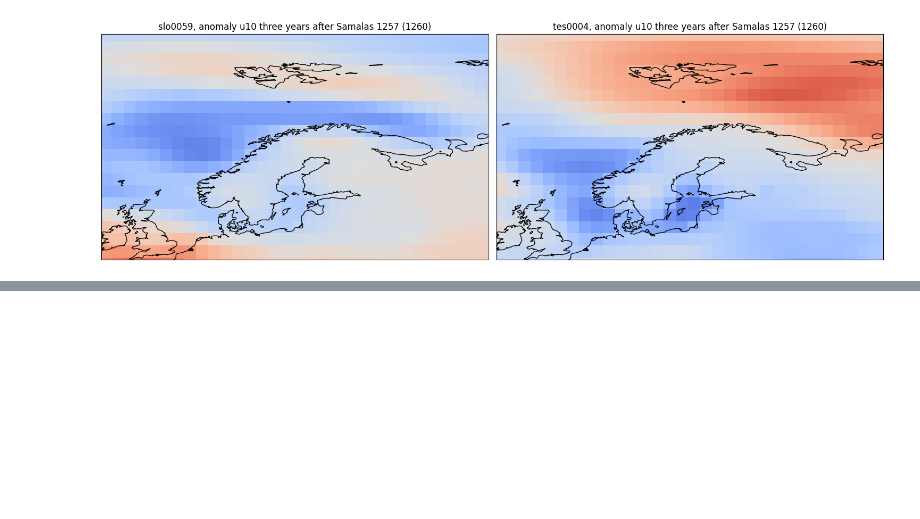
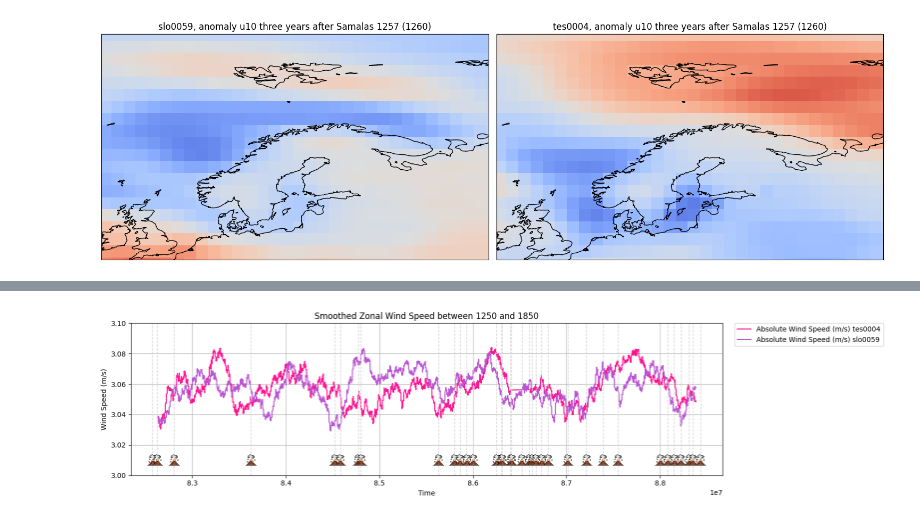
Before and after one commit to EliHHogemo/lia, a Jupyter notebook: winds.ipynb, the cells around one changed output, grey strips where cells are left out. Cells and saved outputs as stored; diff of their text form; code cells hidden in the pictures; blank space fills up the shorter version.

```diff
--- a/winds.ipynb
+++ b/winds.ipynb
@@ -290,0 +373,46 @@ plt.show()
+# %%
+# Select time range for absolute values
+ts_59 = ts_59.sel(time=slice(time_1250, time_1850))
+ts_04 = ts_04.sel(time=slice(time_1250, time_1850))
+
+# Apply smoothing
+smooth_59 = ts_59.rolling(time=300, center=True).mean()
+smooth_04 = ts_04.rolling(time=300, center=True).mean()
+
+# Volcano years
+volcano = [1257, 1262, 1280, 1362, 1452, 1458, 1477, 1480, 1563, 1580, 1586, 1593,
+           1600, 1625, 1630, 1631, 1640, 1641, 1652, 1660, 1663, 1667, 1673, 1680,
+           1701, 1721, 1739, 1755, 1800, 1808, 1815, 1822, 1831, 1835, 1843]
+
+# Load volcano icon
+volcano_img = mpimg.imread("volcano.png")
+volcano_icon = OffsetImage(volcano_img, zoom=0.03)
+
+# Plotting
+fig, ax = plt.subplots(figsize=(16, 4))
+
+# Plot smoothed ABSOLUTE values
+smooth_04.plot(ax=ax, label='Absolute Wind Speed (m/s) tes0004', color='deeppink')
+smooth_59.plot(ax=ax, label='Absolute Wind Speed (m/s) slo0059', color='mediumorchid')
+
+# Volcano lines and icons
+for vt in volcano:
+    x = year_to_numeric(vt)
+    ax.axvline(x=x, color='lightgray', linestyle='--', linewidth=1)
+    ab = AnnotationBbox(volcano_icon, (x, 3.01), frameon=False, box_alignment=(0.5, 0.5))
+    ax.add_artist(ab)
+
+ax.set_title('Smoothed Zonal Wind Speed between 1250 and 1850')
+ax.set_ylim(3, 3.1)
+ax.set_ylabel('Wind Speed (m/s)')
+ax.set_xlabel('Time')
+ax.grid(True)
+
+# Legend outside
+ax.legend(loc='upper left', bbox_to_anchor=(1.02, 1), borderaxespad=0)
+
+# Adjust layout
+plt.tight_layout()
+plt.show()
+# %% [output]
+[figure, added]
```
Also changed, not shown: parts of 7 cells of this notebook.
